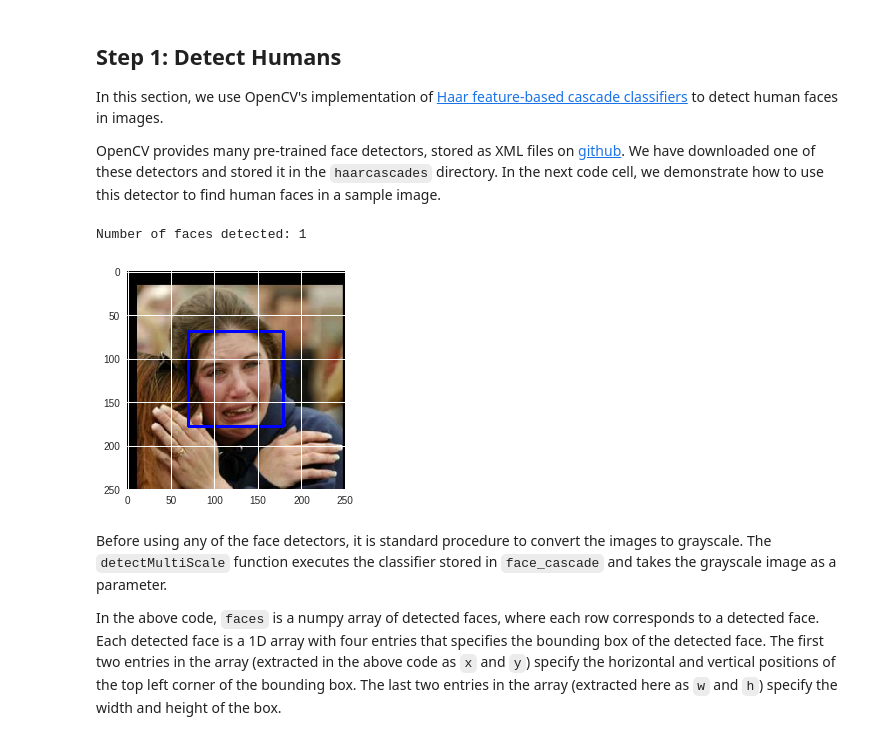
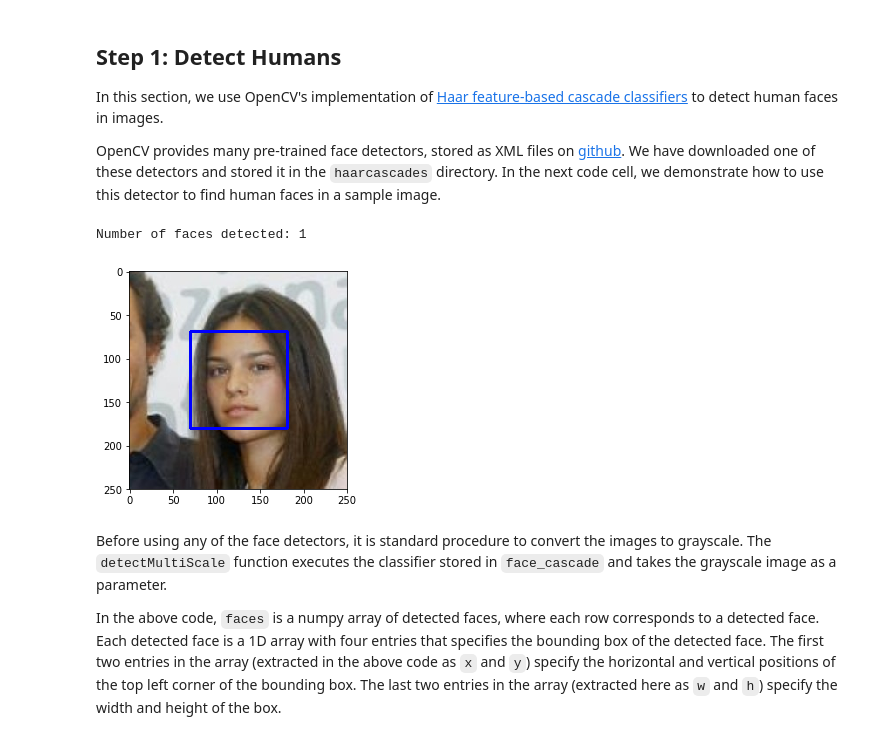
Before and after one commit to jimmiebtlr/learning-machine-learning, a Jupyter notebook: udacity/project2/dog_app.ipynb, the cells around one changed output. Saved outputs shown, nothing was run; the diff lists cells and outputs as text; code cells hidden in the pictures.

Commit message:
Getting project2 running on this machine.

```diff
--- a/udacity/project2/dog_app.ipynb
+++ b/udacity/project2/dog_app.ipynb
@@ -64,13 +99,10 @@ dog_app.ipynb  dogImages  haarcascades  lfw
 # %%
 import numpy as np
 from glob import glob
-from google.cloud import storage
-
-project_dir = "/content/gdrive/My Drive/dev/udacity/deep_learning/project2/"
 
 # load filenames for human and dog images
-human_files = np.array(glob(project_dir + "lfw/*/*"))
-dog_files = np.array(glob(project_dir + "dogImages/*/*/*"))
+human_files = np.array(glob("lfw/*/*"))
+dog_files = np.array(glob("dogImages/*/*/*"))
 
 # END_CHANGE
 
@@ -92,35 +124,35 @@ import cv2
 import matplotlib.pyplot as plt
 %matplotlib inline
 
 # extract pre-trained face detector
-face_cascade = cv2.CascadeClassifier(project_dir + 'haarcascades/haarcascade_frontalface_alt.xml')
+face_cascade = cv2.CascadeClassifier('haarcascades/haarcascade_frontalface_alt.xml')
 
 # load color (BGR) image
 img = cv2.imread(human_files[0])
 
 # convert BGR image to grayscale
 gray = cv2.cvtColor(img, cv2.COLOR_BGR2GRAY)
 
 # find faces in image
 faces = face_cascade.detectMultiScale(gray)
 
 # print number of faces detected in the image
 print('Number of faces detected:', len(faces))
 
 # get bounding box for each detected face
 for (x,y,w,h) in faces:
     # add bounding box to color image
     cv2.rectangle(img,(x,y),(x+w,y+h),(255,0,0),2)
 
 # convert BGR image to RGB for plotting
 cv_rgb = cv2.cvtColor(img, cv2.COLOR_BGR2RGB)
 
 # display the image, along with bounding box
 plt.imshow(cv_rgb)
 plt.show()
 # %% [output]
 Number of faces detected: 1
-[figure, old version]
+[figure, new version]
 # %% [markdown]
 Before using any of the face detectors, it is standard procedure to convert the images to grayscale.  The `detectMultiScale` function executes the classifier stored in `face_cascade` and takes the grayscale image as a parameter.
 
```
Also changed, not shown: parts of 9 cells of this notebook, 1 other file.
